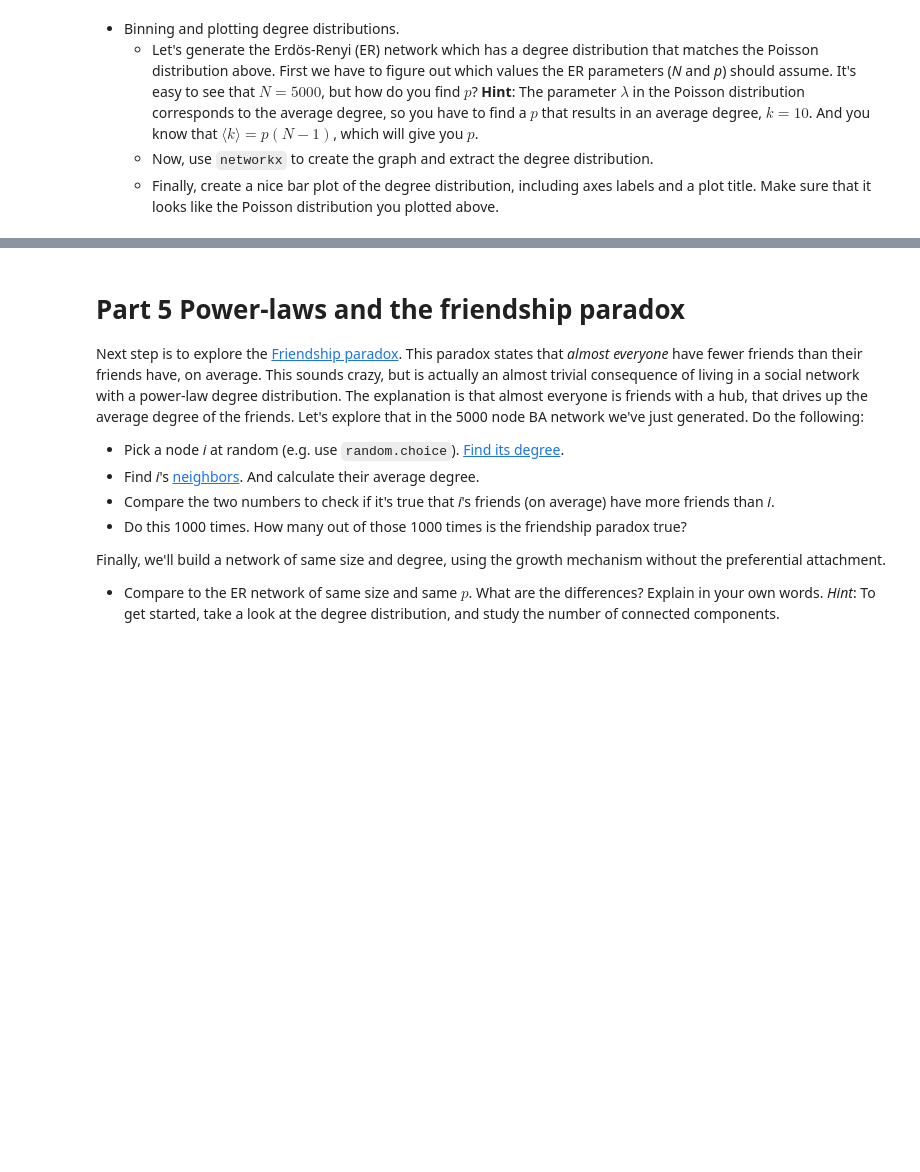
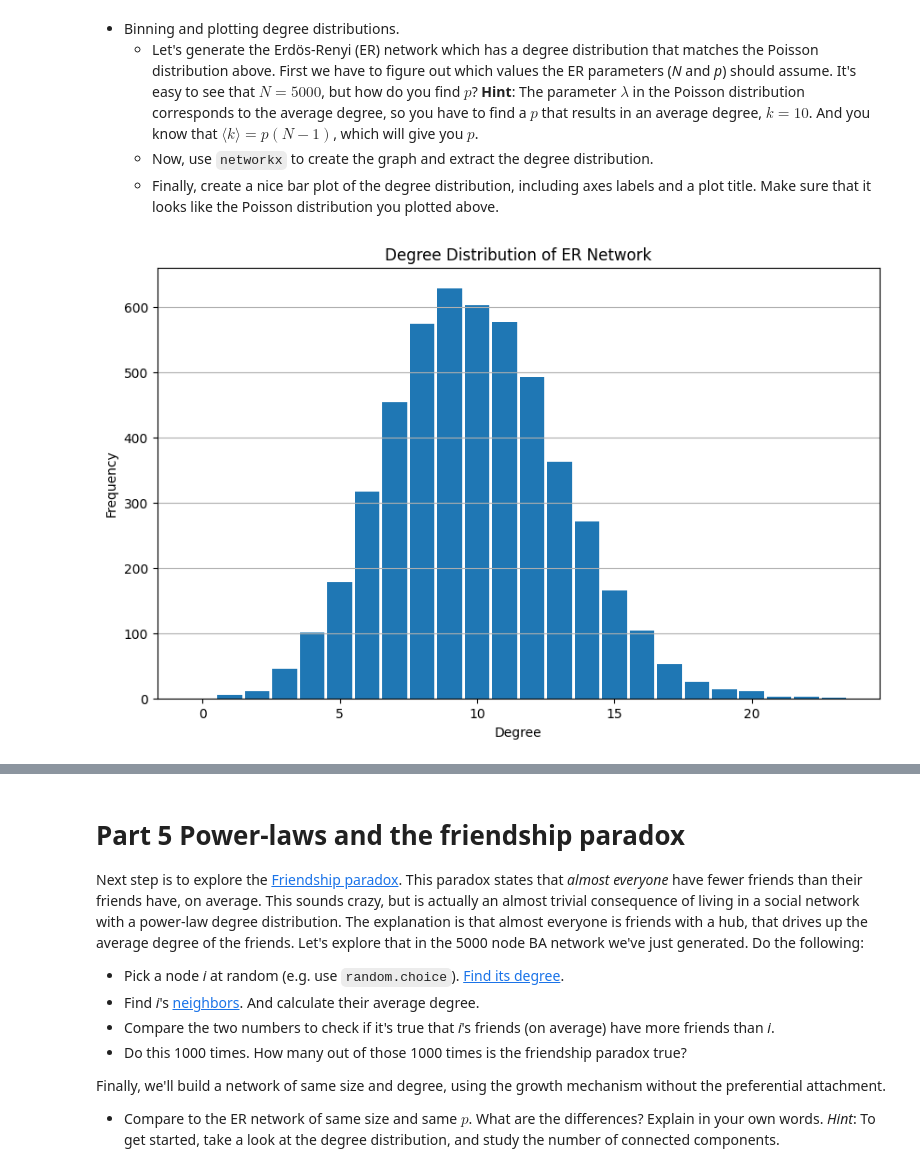
Before and after one commit to danielsanuwich/socialgraphs2023, a Jupyter notebook: Assignment1.ipynb, the cells around one changed output, grey strips where cells are left out. Cells and saved outputs as stored; diff of their text form; code cells hidden in the pictures; blank space fills up the shorter version.

```diff
--- a/Assignment1.ipynb
+++ b/Assignment1.ipynb
@@ -79,6 +121,36 @@ First we have to figure out which values the ER parameters (_N_ and _p_) should
 **Hint**: The parameter $\lambda$ in the Poisson distribution corresponds to the average degree, so you have to find a $p$ that results in an average degree, $k = 10$. And you know that $\langle k \rangle = p (N-1)$, which will give you $p$.
   * Now, use `networkx` to create the graph and extract the degree distribution.
   * Finally, create a nice bar plot of the degree distribution, including axes labels and a plot title. Make sure that it looks like the Poisson distribution you plotted above.
+# %%
+#Binning and plotting degree distributions
+import networkx as nx
+import numpy as np
+import matplotlib.pyplot as plt
+
+N = 5000
+avg_degree = 10
+p = avg_degree / (N - 1)
+
+# Generate ER graph using networkx
+G = nx.erdos_renyi_graph(N, p)
+
+# Extract the degree distribution
+degrees = [degree for node, degree in G.degree()]
+degree_counts = np.bincount(degrees)
+
+# Create the bins for the histogram
+bins = np.arange(len(degree_counts)+1)
+
+# Plot the degree distribution
+plt.figure(figsize=(10, 6))
+plt.bar(bins[:-1], degree_counts, align='center', width=0.9)
+plt.title("Degree Distribution of ER Network")
+plt.xlabel("Degree")
+plt.ylabel("Frequency")
+plt.grid(axis='y')
+plt.show()
+# %% [output]
+[figure, added]
 # %% [markdown]
 # Part 2: Random networks and plotting in `networkx`
 
```
Also changed, not shown: parts of 20 cells of this notebook.
